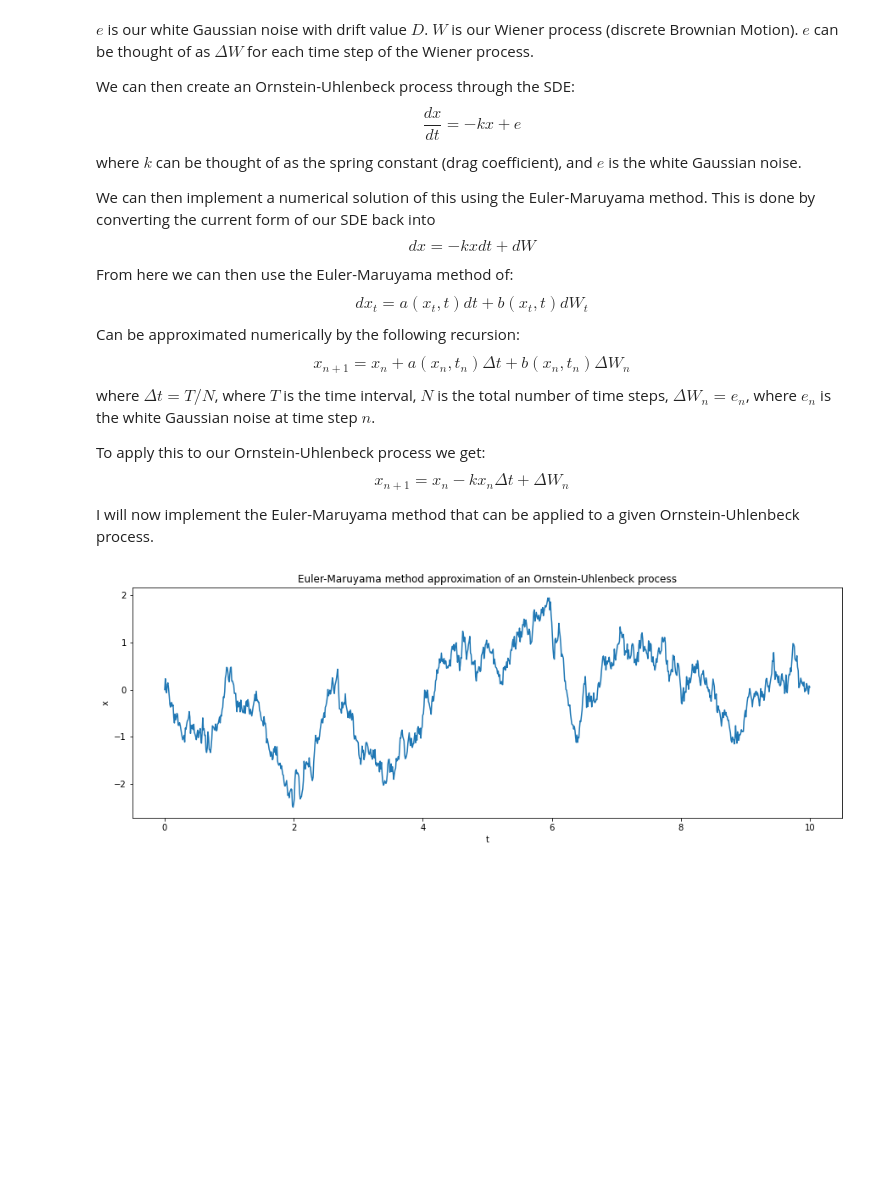
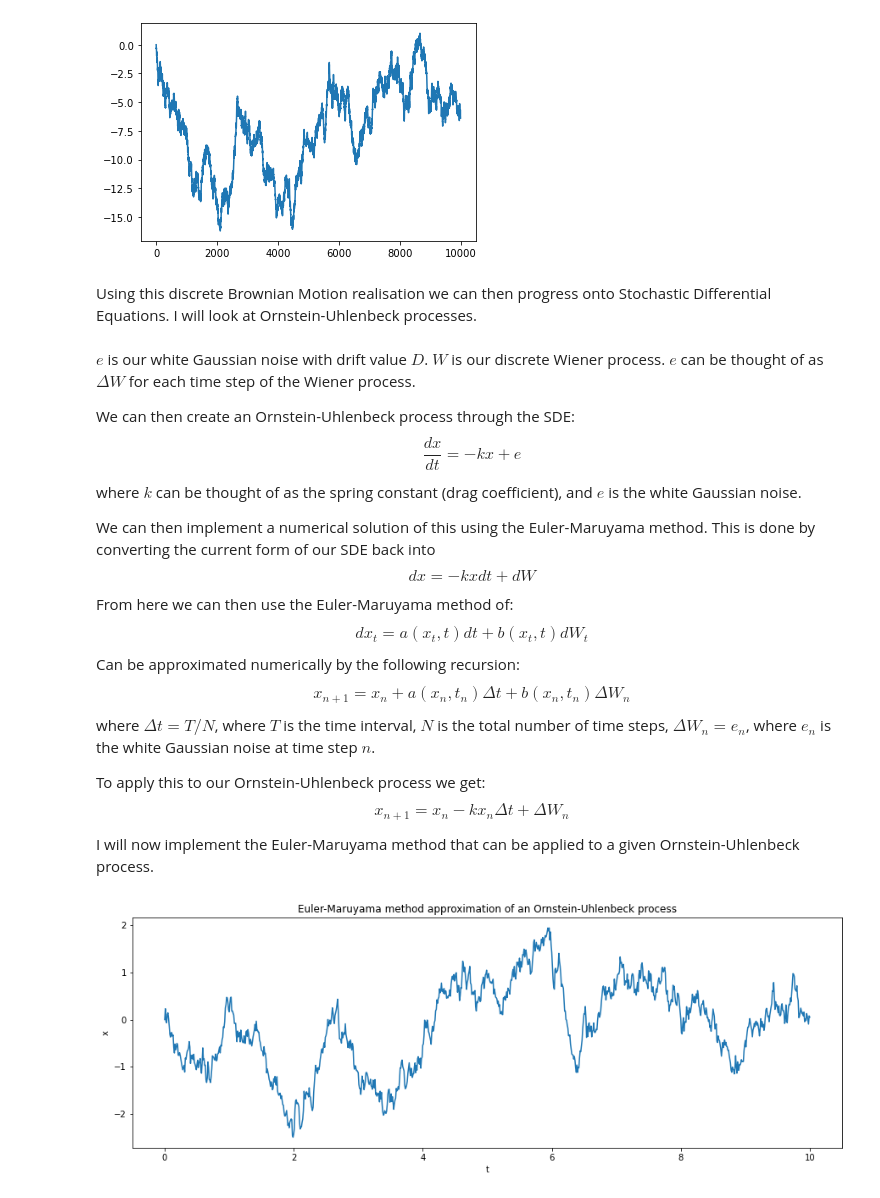
Before and after one commit to db14401/M4R, a Jupyter notebook: SDE_numerical_solution.ipynb, the cells around one changed output. Drawn from its saved outputs; the diff is of its cells as text; code cells hidden in the pictures; blank space fills up the shorter version.

```diff
--- a/SDE_numerical_solution.ipynb
+++ b/SDE_numerical_solution.ipynb
@@ -11,9 +21,16 @@ sigma = np.sqrt(2*D*dt)
 e = np.random.normal(0, sigma, N-1)
 B = np.zeros(N)
 B[1:] = np.cumsum(e)
+# %%
+plt.plot(B)
+plt.show()
+# %% [output]
+[figure, added]
+# %% [markdown]
+Using this discrete Brownian Motion realisation we can then progress onto Stochastic Differential Equations. I will look at Ornstein-Uhlenbeck processes.
 # %% [markdown]
 $e$ is our white Gaussian noise with drift value $D$.
-$W$ is our Wiener process (discrete Brownian Motion).
+$W$ is our discrete Wiener process.
 $e$ can be thought of as $\Delta W$ for each time step of the Wiener process.
 
 We can then create an Ornstein-Uhlenbeck process through the SDE:
```
Also changed, not shown: parts of 64 cells of this notebook, 1 other file.
